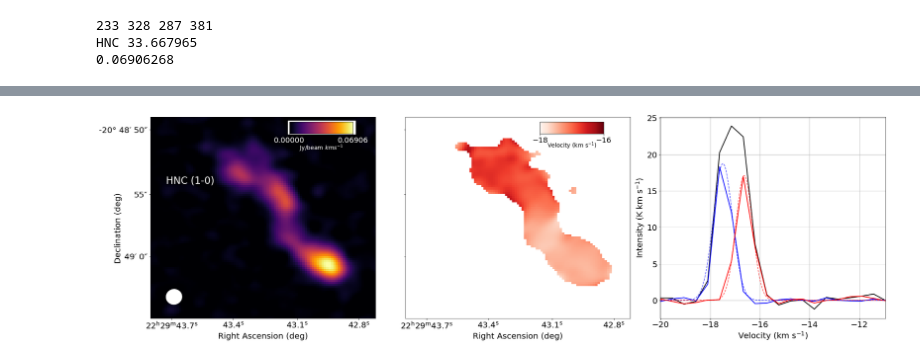
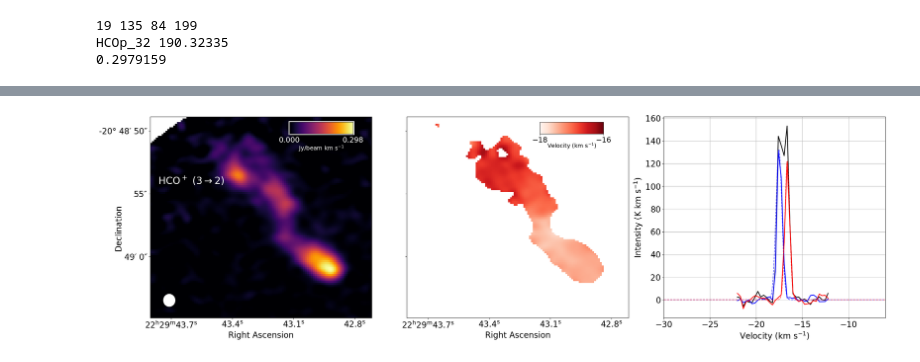
Before and after one commit to lucyjsteffes/helix_nebula_globules, a Jupyter notebook: Helix_ALMA_Final_Figs.ipynb, the cells around one changed output, grey strips where cells are left out. Saved outputs shown, nothing was run; the diff lists cells and outputs as text; code cells hidden in the pictures.

```diff
--- a/Helix_ALMA_Final_Figs.ipynb
+++ b/Helix_ALMA_Final_Figs.ipynb
@@ -248,7 +248,7 @@ def moment_maps_b(globule = 'GlobB', source = 'CCH_32'):
     dec_val4 = np.abs(dec + 20.8138889).argmin()
     dec_val3 = np.abs(dec + 20.8152778).argmin()
     dec_val2 = np.abs(dec + 20.8166667).argmin()
-    #dec_val1 = np.abs(dec + 20.8180556).argmin()
+
     ax2.set_yticks([dec[dec_val2], dec[dec_val3], dec[dec_val4]])
     ax2.set_yticklabels([' ',' ',' '], fontsize = 14)
 
@@ -258,19 +258,15 @@ def moment_maps_b(globule = 'GlobB', source = 'CCH_32'):
 
     plt.xticks(fontsize = 20)
     plt.yticks(fontsize = 20)
-    #plt.set_facecolor("black")
-    plt.xlabel('Right Ascension (deg)',fontsize=20)
-    #plt.ylabel('DEC (deg)',fontsize=20)
-    figure.text(0.03, 0.5, 'Declination (deg)', fontsize=20, horizontalalignment='center', verticalalignment='center', rotation = 'vertical')
-    figure.text(0.285, 0.84, 'Jy/beam $km s^{-1}$', fontsize=14, horizontalalignment='center', verticalalignment='center', rotation = 'horizontal', color = 'white')
-    figure.text(0.12, 0.7, 'HNC (1-0)', fontsize=24, horizontalalignment='center', verticalalignment='center', rotation = 'horizontal', color = 'white')
+    plt.xlabel('Right Ascension',fontsize=20)
 
-    br = Rectangle(xy = (ra[round(x2*0.888)], dec[round(y2*0.98)]), width = 0.30*(ra[x2]-ra[x1]), height = 0.067*(dec[y2]-dec[y1]), color = 'white')
-    #print(ra[round((x2-x1)*0.007)], dec[round((y1-y2)*0.003)])
-    ax1.add_artist(br)
-    #plt.patches.Rectangle(xy = (0.37, 0.895), width = 2000, height = 2000, zorder =5)
+    figure.text(0.03, 0.5, 'Declination', fontsize=20, horizontalalignment='center', verticalalignment='center', rotation = 'vertical')
+    figure.text(0.285, 0.84, 'Jy/beam km s$^{-1}$', fontsize=14, horizontalalignment='center', verticalalignment='center', rotation = 'horizontal', color = 'white')
+
     cbaxes1 = figure.add_axes([0.245, 0.9, 0.08, 0.05], zorder = 4)
     cbar1 = plt.colorbar(cax=cbaxes1, ticks=[0., maximum], orientation='horizontal')
+    cbar1.ax.patch.set_edgecolor('white')
+    cbar1.ax.patch.set_linewidth(5)
 
     for t in cbar1.ax.get_xticklabels():
         t.set_fontsize(18)
@@ -290,17 +286,11 @@ def moment_maps_b(globule = 'GlobB', source = 'CCH_32'):
         #plt.clim(-28.5, -27) #Globule C
 
     plt.xticks(fontsize = 20)
-    #plt.yticks(fontsize = 20)
-    #plt.set_facecolor("black")
-    plt.xlabel('Right Ascension (deg)',fontsize=20)
-    #figure.text(-0.02, 0.5, 'Declination (deg)', fontsize=20, horizontalalignment='center', verticalalignment='center', rotation = 'vertical')
+    plt.xlabel('Right Ascension',fontsize=20)
     figure.text(0.6, 0.85, 'Velocity (km s$^{-1}$)', fontsize=14, horizontalalignment='center', verticalalignment='center', rotation = 'horizontal', color = 'black')
 
-    #br = Rectangle(xy = (ra[x1 + 8], dec[y1 + 11]), width = (ra[x1+36]-ra[x1]), height = (dec[y1+7]-dec[y1]), color = 'white')
-    #ax.add_artist(br)
     cbaxes2 = figure.add_axes([0.56, 0.9, 0.08, 0.05], zorder = 4)
     cbar2 = plt.colorbar(cax=cbaxes2, ticks=[-18, -16], orientation='horizontal')
-    #plt.clim(-18, -16)
 
     for s in cbar2.ax.get_xticklabels():
         s.set_fontsize(18)
@@ -355,7 +345,7 @@ def moment_maps_b(globule = 'GlobB', source = 'CCH_32'):
     plt.plot(velocity, head_spectrum, lw = 2, color = 'blue')
     plt.plot(velocity, tail_spectrum, lw = 2, color = 'red')
 
-    X = np.arange(-40, -10, 0.0001)
+    X = np.arange(-30, -6, 0.0001)
 
     def gaussian(x, amp, cen, sigma):
         return amp * np.exp(-(x-cen)**2 /(2*sigma**2))
@@ -407,7 +397,10 @@ def moment_maps_b(globule = 'GlobB', source = 'CCH_32'):
         plt.plot(X, gaussian(X, 70.45435, -17.43446, 0.30452), color = 'blue', alpha = 0.7, ls = 'dashed')
         plt.plot(X, gaussian(X, 45.08417, -16.61815, 0.29576), color = 'red', alpha = 0.7, ls = 'dashed')
 
-    plt.xlim(velocity[0], velocity[-1])
+    #figure.text(0.12, 0.7, r'HNC (1$\rightarrow$0)', fontsize=24, horizontalalignment='center', verticalalignment='center', rotation = 'horizontal', color = 'white')
+    figure.text(0.08, 0.7, r'HCO$^+$ (3$\rightarrow$2)', fontsize=24, horizontalalignment='left', verticalalignment='center', rotation = 'horizontal', color = 'white')
+
+    plt.xlim(-30, -6)
     plt.xticks(fontsize = 20)
     plt.yticks(fontsize = 20)
     plt.xlabel('Velocity (km s$^{-1}$)', fontsize = 20)
@@ -415,10 +408,11 @@ def moment_maps_b(globule = 'GlobB', source = 'CCH_32'):
     plt.grid()
 
     plt.tight_layout()
+    #plt.subplots_adjust(wspace=0, hspace=0)
     plt.savefig(globule + '_' + source + 'Moment_Maps_Final.png', bbox_inches='tight')
 # %%
-moment_maps_b(globule = 'GlobB', source = 'HNC')
+moment_maps_b(globule = 'GlobB', source = 'HCOp_32')
 # %% [output]
-233 328 287 381
-HNC 33.667965
-0.06906268
+19 135 84 199
+HCOp_32 190.32335
+0.2979159
@@ -427,5 +422,5 @@ Adding an axes using the same arguments as a previous axes currently reuses the
 This figure includes Axes that are not compatible with tight_layout, so results might be incorrect.
-[figure, old version]
+[figure, new version]
 # %%
 def moment_maps_c(globule = 'GlobB', source = 'CCH_32'):
     path = globule + '_' + source + '.image.pbcor.fits'
```
Also changed, not shown: parts of 3 cells of this notebook.
